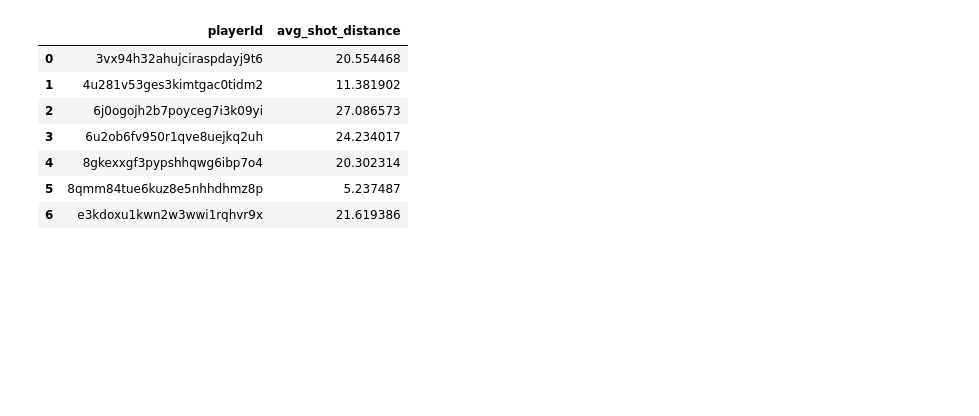
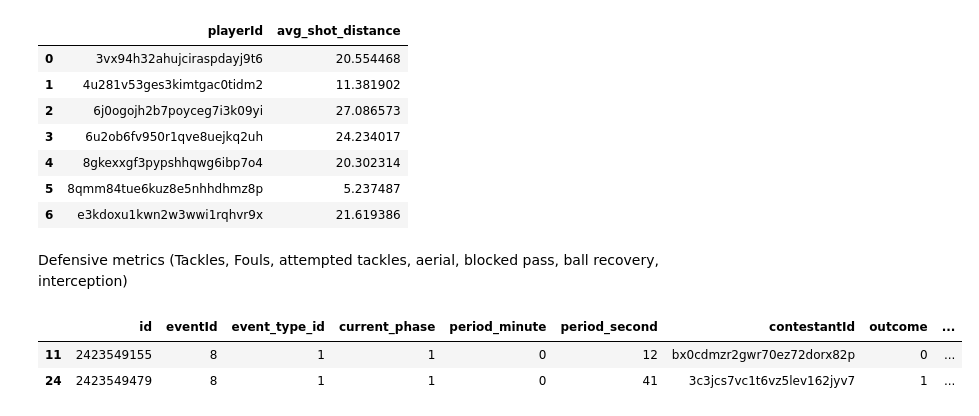
Before and after one commit to GabrielGausachs/OptaChallenge_Clustering_Player_Styles, a Jupyter notebook: utils/metrics.ipynb, the cells around one changed output. Saved outputs shown, nothing was run; the diff lists cells and outputs as text; code cells hidden in the pictures; blank space fills up the shorter version.

Commit message:
distance covered and tackles

```diff
--- a/utils/metrics.ipynb
+++ b/utils/metrics.ipynb
@@ -515,3 +515,15 @@ See the caveats in the documentation: https://pandas.pydata.org/pandas-docs/stab
 | 4 | 8gkexxgf3pypshhqwg6ibp7o4 | 20.302314 |
 | 5 | 8qmm84tue6kuz8e5nhhdhmz8p | 5.237487 |
 | 6 | e3kdoxu1kwn2w3wwi1rqhvr9x | 21.619386 |
+# %% [markdown]
+Defensive metrics (Tackles, Fouls, attempted tackles, aerial, blocked pass, ball recovery, interception)
+# %%
+df_events[df_events['event_description']=='Blocked Pass']
+
+df_events[df_events['eventId']==8]
+
+#qualifiers[qualifiers['event_id']==2423549165]
+# %% [output]
+|  | id | eventId | event_type_id | current_phase | period_minute | period_second | contestantId | outcome | ... |
+| 11 | 2423549155 | 8 | 1 | 1 | 0 | 12 | bx0cdmzr2gwr70ez72dorx82p | 0 | ... |
+| 24 | 2423549479 | 8 | 1 | 1 | 0 | 41 | 3c3jcs7vc1t6vz5lev162jyv7 | 1 | ... |
```
Also changed, not shown: 2 other files.
